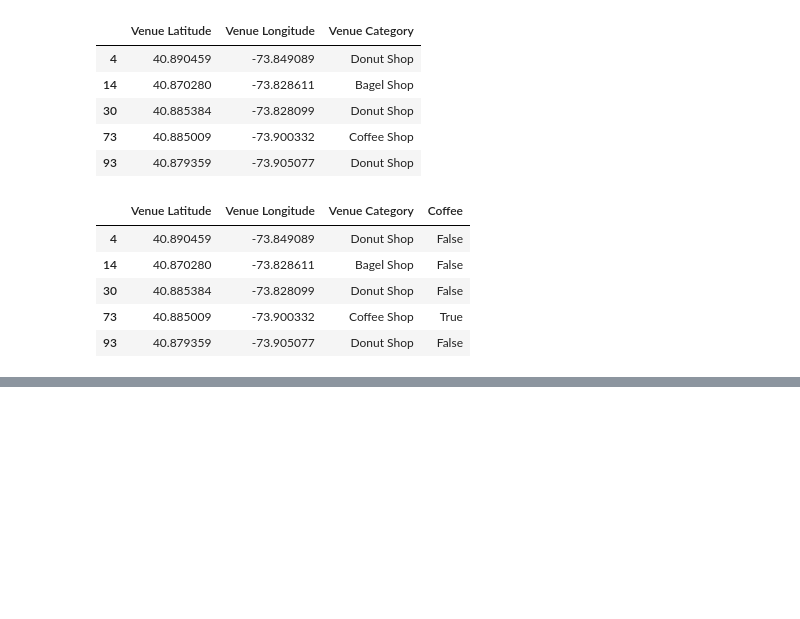
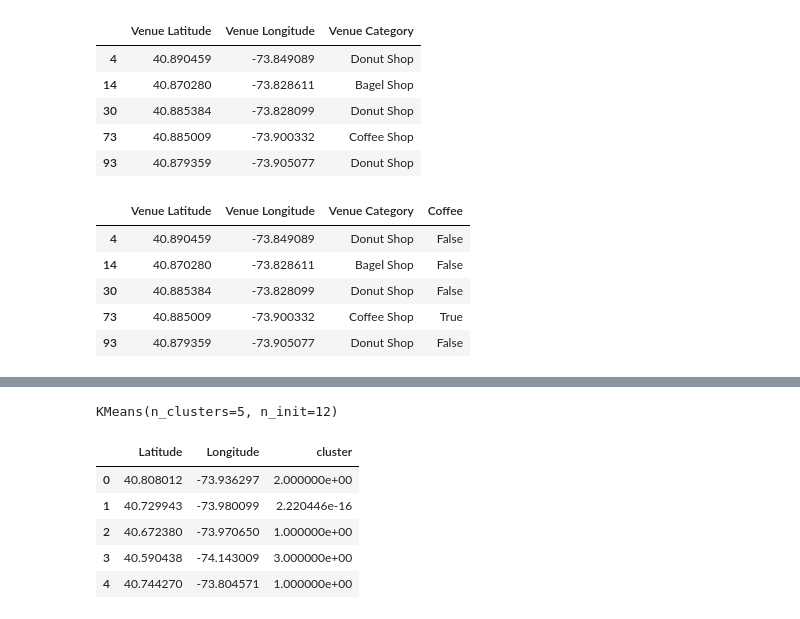
Before and after one commit to JonNKolb/Coursera_Capstone, a Jupyter notebook: Capstone Project.ipynb, the cells around one changed output, grey strips where cells are left out. Cells and saved outputs as stored; diff of their text form; code cells hidden in the pictures; blank space fills up the shorter version.

```diff
--- a/Capstone Project.ipynb
+++ b/Capstone Project.ipynb
@@ -249,0 +264,19 @@ map_newyork
+# %%
+#Our K-Means clustering, using 5 clusters, based on our Elbow Analysis.
+k = 5
+
+k_means = KMeans(init="k-means++", n_clusters=k, n_init=12)
+k_means.fit(newyork_coffee)
+# %% [output]
+KMeans(n_clusters=5, n_init=12)
+# %%
+#We create a dataframe with the cluster centers for use later on our map. These are our candidate locations.
+cluster_centers = pd.DataFrame(data=k_means.cluster_centers_, columns=["Latitude", "Longitude","cluster"])
+cluster_centers
+# %% [output]
+|  | Latitude | Longitude | cluster |
+| 0 | 40.808012 | -73.936297 | 2.000000e+00 |
+| 1 | 40.729943 | -73.980099 | 2.220446e-16 |
+| 2 | 40.672380 | -73.970650 | 1.000000e+00 |
+| 3 | 40.590438 | -74.143009 | 3.000000e+00 |
+| 4 | 40.744270 | -73.804571 | 1.000000e+00 |
```
Also changed, not shown: parts of 16 cells of this notebook.
